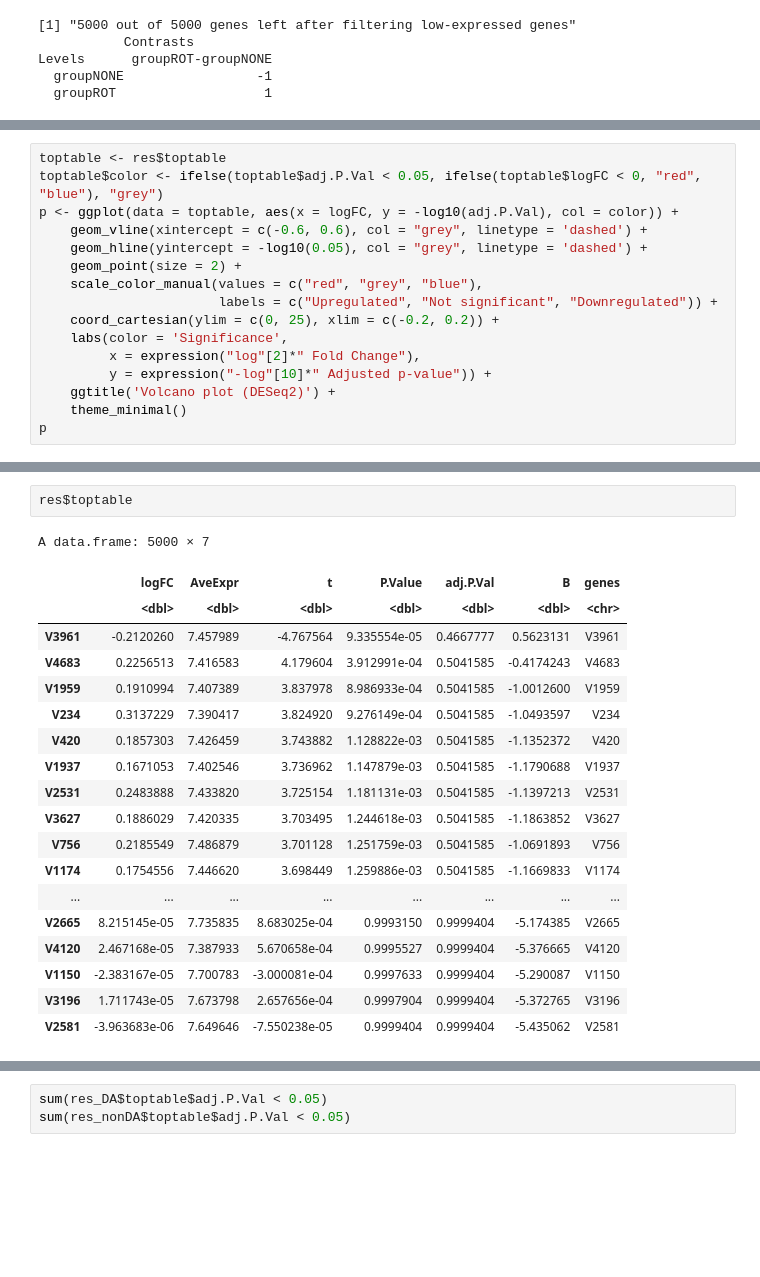
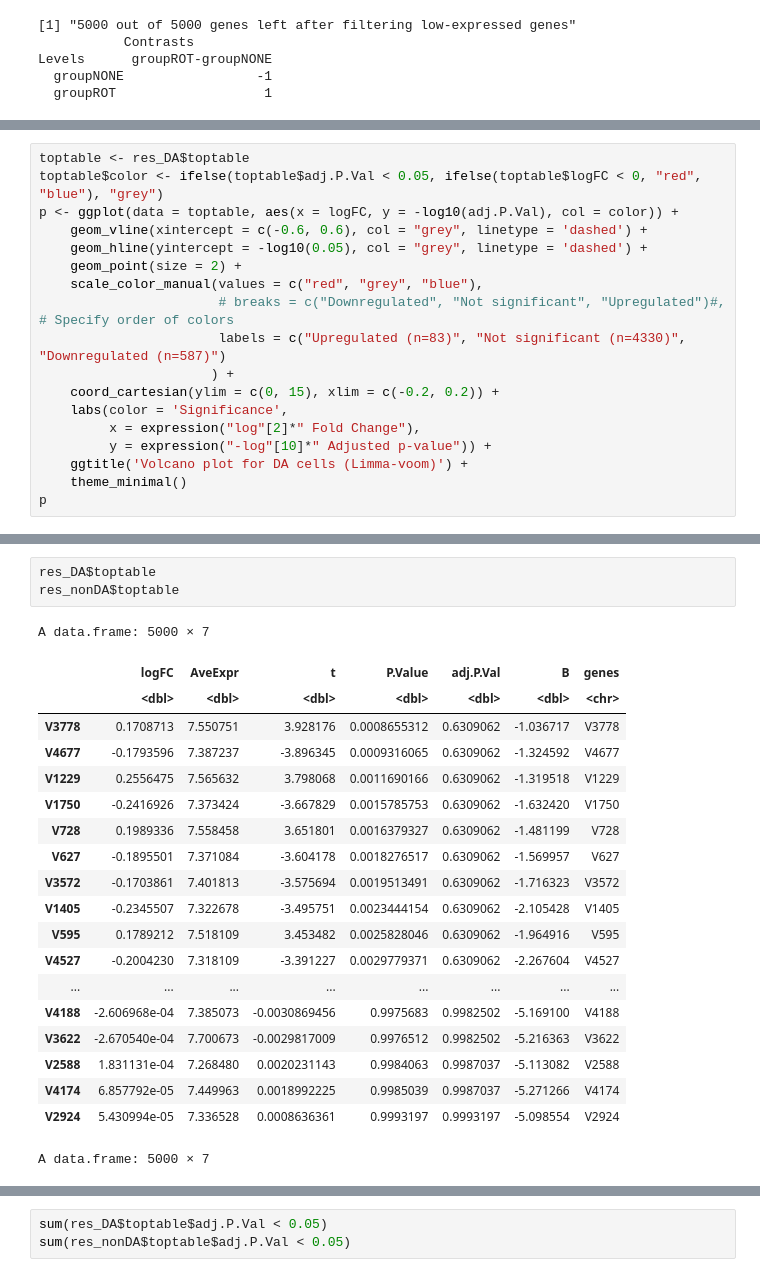
Before and after one commit to gwaldow2/cs776project, a Jupyter notebook: limma-voom_jerber.ipynb, the cells around one changed output, grey strips where cells are left out. Saved outputs shown, nothing was run; the diff lists cells and outputs as text; blank space fills up the shorter version.

```diff
--- a/limma-voom_jerber.ipynb
+++ b/limma-voom_jerber.ipynb
@@ -268,17 +279,19 @@ res <- res_nonDA
 # %%
-toptable <- res$toptable
+toptable <- res_DA$toptable
 toptable$color <- ifelse(toptable$adj.P.Val < 0.05, ifelse(toptable$logFC < 0, "red", "blue"), "grey")
 p <- ggplot(data = toptable, aes(x = logFC, y = -log10(adj.P.Val), col = color)) +
     geom_vline(xintercept = c(-0.6, 0.6), col = "grey", linetype = 'dashed') +
     geom_hline(yintercept = -log10(0.05), col = "grey", linetype = 'dashed') +
     geom_point(size = 2) +
     scale_color_manual(values = c("red", "grey", "blue"),
-                       labels = c("Upregulated", "Not significant", "Downregulated")) +
-    coord_cartesian(ylim = c(0, 25), xlim = c(-0.2, 0.2)) +
+                       # breaks = c("Downregulated", "Not significant", "Upregulated")#,  # Specify order of colors
+                       labels = c("Upregulated (n=83)", "Not significant (n=4330)", "Downregulated (n=587)")
+                      ) +
+    coord_cartesian(ylim = c(0, 15), xlim = c(-0.2, 0.2)) +
     labs(color = 'Significance',
          x = expression("log"[2]*" Fold Change"),
          y = expression("-log"[10]*" Adjusted p-value")) +
-    ggtitle('Volcano plot (DESeq2)') +
+    ggtitle('Volcano plot for DA cells (Limma-voom)') +
     theme_minimal()
 p
 # %% [output]
@@ -286,22 +299,24 @@ p
 # %%
-res$toptable
+res_DA$toptable
+res_nonDA$toptable
 # %% [output]
 A data.frame: 5000 × 7
 |  | logFC | AveExpr | t | P.Value | adj.P.Val | B | genes |
 |  | <dbl> | <dbl> | <dbl> | <dbl> | <dbl> | <dbl> | <chr> |
-| V3961 | -0.2120260 | 7.457989 | -4.767564 | 9.335554e-05 | 0.4667777 | 0.5623131 | V3961 |
-| V4683 | 0.2256513 | 7.416583 | 4.179604 | 3.912991e-04 | 0.5041585 | -0.4174243 | V4683 |
-| V1959 | 0.1910994 | 7.407389 | 3.837978 | 8.986933e-04 | 0.5041585 | -1.0012600 | V1959 |
-| V234 | 0.3137229 | 7.390417 | 3.824920 | 9.276149e-04 | 0.5041585 | -1.0493597 | V234 |
-| V420 | 0.1857303 | 7.426459 | 3.743882 | 1.128822e-03 | 0.5041585 | -1.1352372 | V420 |
-| V1937 | 0.1671053 | 7.402546 | 3.736962 | 1.147879e-03 | 0.5041585 | -1.1790688 | V1937 |
-| V2531 | 0.2483888 | 7.433820 | 3.725154 | 1.181131e-03 | 0.5041585 | -1.1397213 | V2531 |
-| V3627 | 0.1886029 | 7.420335 | 3.703495 | 1.244618e-03 | 0.5041585 | -1.1863852 | V3627 |
-| V756 | 0.2185549 | 7.486879 | 3.701128 | 1.251759e-03 | 0.5041585 | -1.0691893 | V756 |
-| V1174 | 0.1754556 | 7.446620 | 3.698449 | 1.259886e-03 | 0.5041585 | -1.1669833 | V1174 |
+| V3778 | 0.1708713 | 7.550751 | 3.928176 | 0.0008655312 | 0.6309062 | -1.036717 | V3778 |
+| V4677 | -0.1793596 | 7.387237 | -3.896345 | 0.0009316065 | 0.6309062 | -1.324592 | V4677 |
+| V1229 | 0.2556475 | 7.565632 | 3.798068 | 0.0011690166 | 0.6309062 | -1.319518 | V1229 |
+| V1750 | -0.2416926 | 7.373424 | -3.667829 | 0.0015785753 | 0.6309062 | -1.632420 | V1750 |
+| V728 | 0.1989336 | 7.558458 | 3.651801 | 0.0016379327 | 0.6309062 | -1.481199 | V728 |
+| V627 | -0.1895501 | 7.371084 | -3.604178 | 0.0018276517 | 0.6309062 | -1.569957 | V627 |
+| V3572 | -0.1703861 | 7.401813 | -3.575694 | 0.0019513491 | 0.6309062 | -1.716323 | V3572 |
+| V1405 | -0.2345507 | 7.322678 | -3.495751 | 0.0023444154 | 0.6309062 | -2.105428 | V1405 |
+| V595 | 0.1789212 | 7.518109 | 3.453482 | 0.0025828046 | 0.6309062 | -1.964916 | V595 |
+| V4527 | -0.2004230 | 7.318109 | -3.391227 | 0.0029779371 | 0.6309062 | -2.267604 | V4527 |
 | ... | ... | ... | ... | ... | ... | ... | ... |
-| V2665 | 8.215145e-05 | 7.735835 | 8.683025e-04 | 0.9993150 | 0.9999404 | -5.174385 | V2665 |
-| V4120 | 2.467168e-05 | 7.387933 | 5.670658e-04 | 0.9995527 | 0.9999404 | -5.376665 | V4120 |
-| V1150 | -2.383167e-05 | 7.700783 | -3.000081e-04 | 0.9997633 | 0.9999404 | -5.290087 | V1150 |
-| V3196 | 1.711743e-05 | 7.673798 | 2.657656e-04 | 0.9997904 | 0.9999404 | -5.372765 | V3196 |
-| V2581 | -3.963683e-06 | 7.649646 | -7.550238e-05 | 0.9999404 | 0.9999404 | -5.435062 | V2581 |
+| V4188 | -2.606968e-04 | 7.385073 | -0.0030869456 | 0.9975683 | 0.9982502 | -5.169100 | V4188 |
+| V3622 | -2.670540e-04 | 7.700673 | -0.0029817009 | 0.9976512 | 0.9982502 | -5.216363 | V3622 |
+| V2588 | 1.831131e-04 | 7.268480 | 0.0020231143 | 0.9984063 | 0.9987037 | -5.113082 | V2588 |
+| V4174 | 6.857792e-05 | 7.449963 | 0.0018992225 | 0.9985039 | 0.9987037 | -5.271266 | V4174 |
+| V2924 | 5.430994e-05 | 7.336528 | 0.0008636361 | 0.9993197 | 0.9993197 | -5.098554 | V2924 |
+A data.frame: 5000 × 7
```
Also changed, not shown: parts of 13 cells of this notebook.
